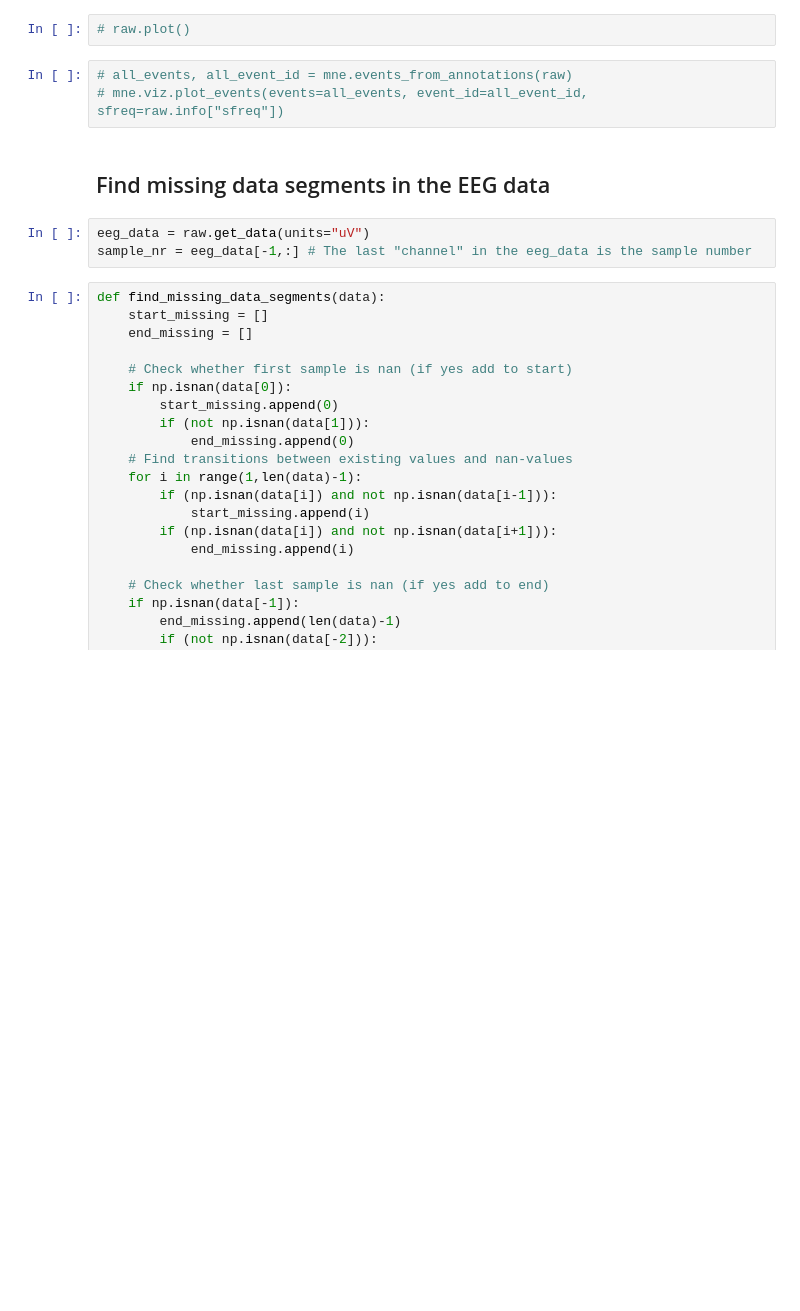
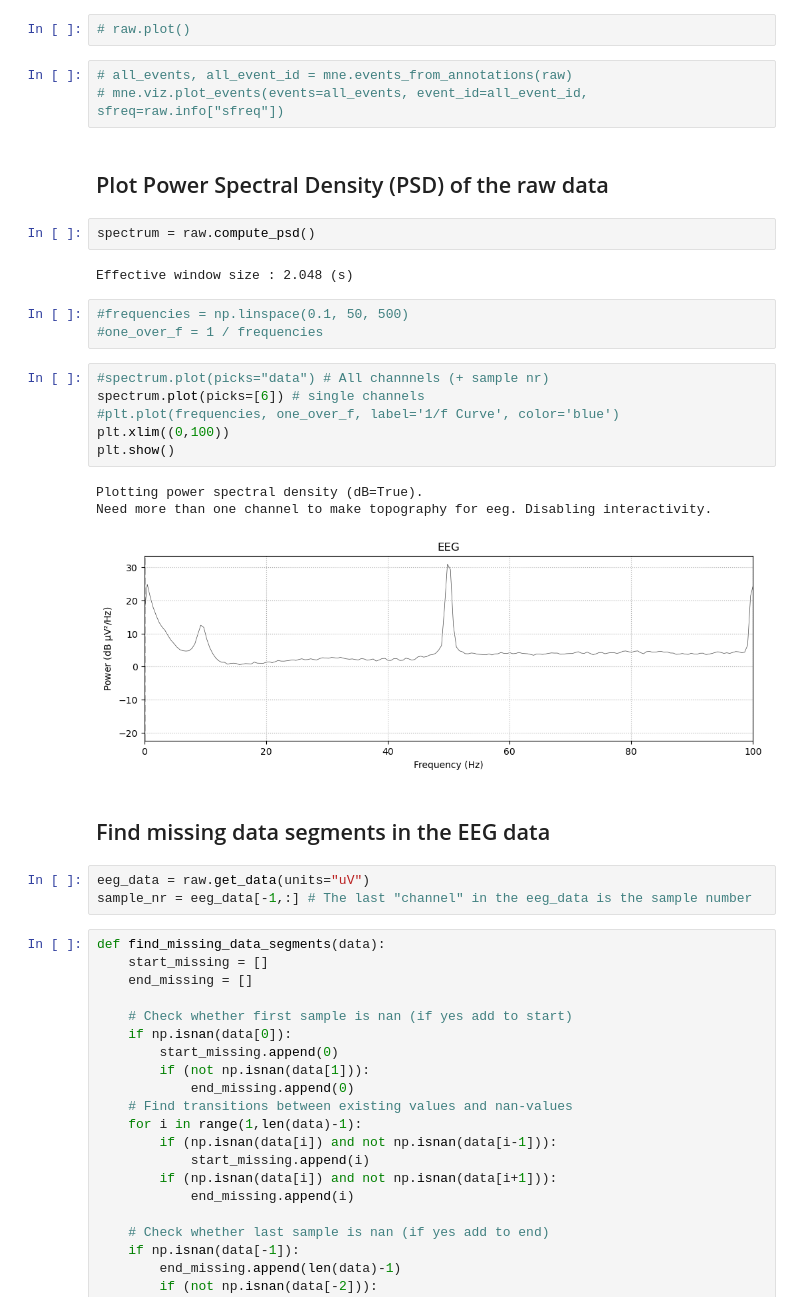
Before and after one commit to s-ccs/2024FreeViewingMSCOCO, a Jupyter notebook: scripts/inspect_raw_data.ipynb, the cells around one changed output. Drawn from its saved outputs; the diff is of its cells as text; blank space fills up the shorter version.

```diff
--- a/scripts/inspect_raw_data.ipynb
+++ b/scripts/inspect_raw_data.ipynb
@@ -16,6 +23,25 @@ raw = mne.io.read_raw_eeglab(path_gap)
 # %%
 # all_events, all_event_id = mne.events_from_annotations(raw)
 # mne.viz.plot_events(events=all_events, event_id=all_event_id, sfreq=raw.info["sfreq"])
+# %% [markdown]
+## Plot Power Spectral Density (PSD) of the raw data
+# %%
+spectrum = raw.compute_psd()
+# %% [output]
+Effective window size : 2.048 (s)
+# %%
+#frequencies = np.linspace(0.1, 50, 500)
+#one_over_f = 1 / frequencies
+# %%
+#spectrum.plot(picks="data") # All channnels (+ sample nr)
+spectrum.plot(picks=[6]) # single channels
+#plt.plot(frequencies, one_over_f, label='1/f Curve', color='blue')
+plt.xlim((0,100))
+plt.show()
+# %% [output]
+Plotting power spectral density (dB=True).
+Need more than one channel to make topography for eeg. Disabling interactivity.
+[figure, added]
 # %% [markdown]
 ## Find missing data segments in the EEG data
 # %%
```
Also changed, not shown: parts of 14 cells of this notebook, 1 other file.
